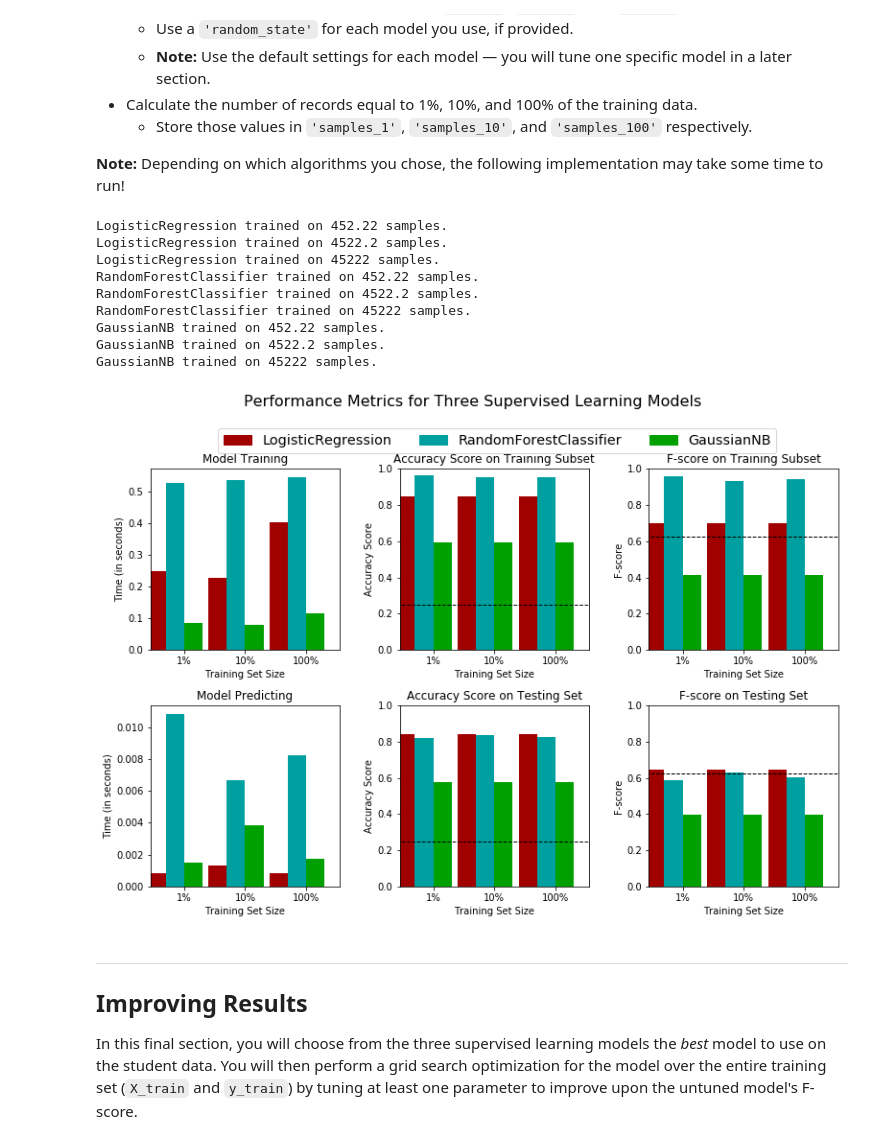
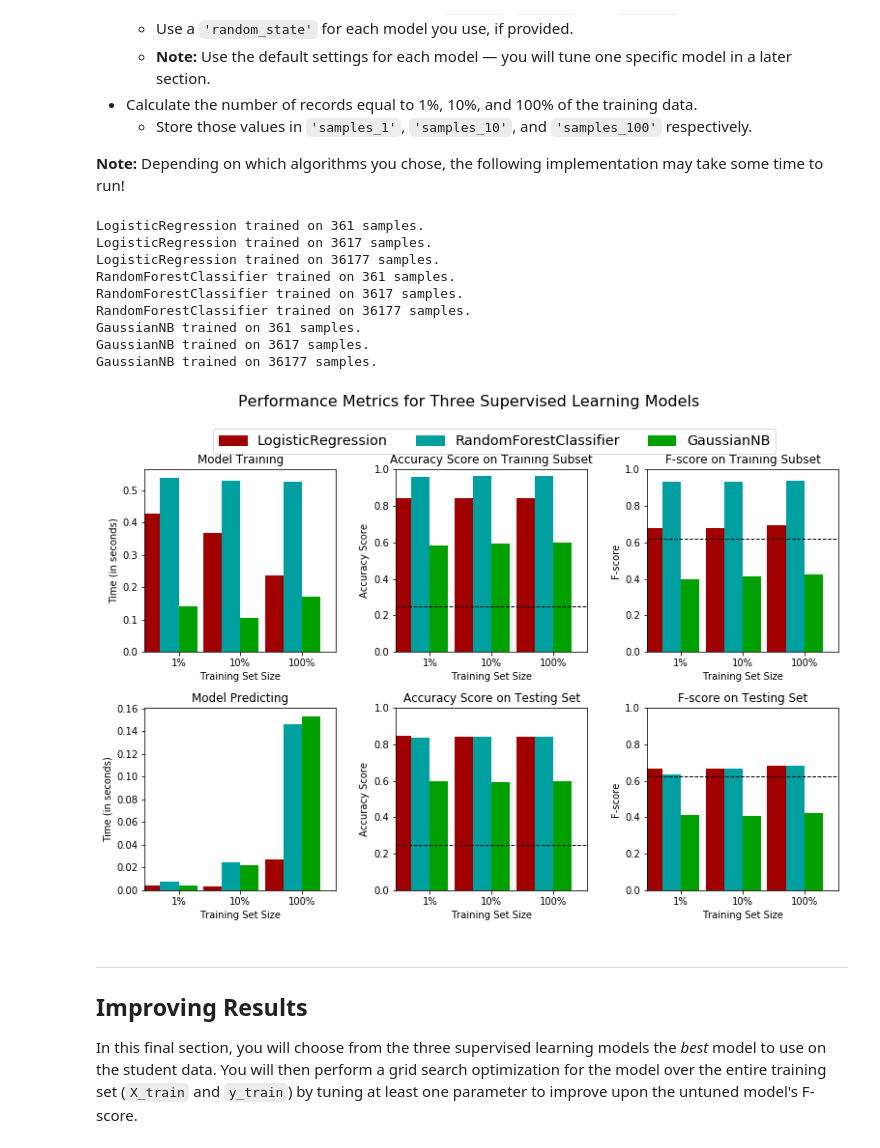
Before and after one commit to leportella/udacity-nanodegree, a Jupyter notebook: project_1_supervised_learning/finding_donors.ipynb, the cells around one changed output. Drawn from its saved outputs; the diff is of its cells as text; code cells hidden in the pictures.

```diff
--- a/project_1_supervised_learning/finding_donors.ipynb
+++ b/project_1_supervised_learning/finding_donors.ipynb
@@ -259,7 +274,8 @@ recall = TP / (TP + FP)
 precision = TP / (TP + FN)
 
 # TODO: Calculate F-score using the formula above for beta = 0.5 and correct values for precision and recall.
-fscore = np.mean([recall, precision])
+beta2 = 0.5 **2
+fscore = (1 + beta2) * ((precision * recall) / ((beta2 * precision) + recall))
 
 # Print the results
 print("Naive Predictor: [Accuracy score: {:.4f}, F-score: {:.4f}]".format(accuracy, fscore))
@@ -376,6 +392,7 @@ def train_predict(learner, sample_size, X_train, y_train, X_test, y_test):
        - y_test: income testing set
     '''
 
+    sample_size = int(sample_size)
     results = {}
 
     start = time() # Get start time
@@ -388,23 +405,23 @@ def train_predict(learner, sample_size, X_train, y_train, X_test, y_test):
     # TODO: Get the predictions on the test set(X_test),
     #       then get predictions on the first 300 training samples(X_train) using .predict()
     start = time() # Get start time
-    predictions_test = learner.predict(X_test[:300])
-    predictions_train = learner.predict(X_train[:300])
+    predictions_test = learner.predict(X_test[:sample_size])
+    predictions_train = learner.predict(X_train[:sample_size])
     end = time() # Get end time
 
     results['pred_time'] = end - start
 
     # TODO: Compute accuracy on the first 300 training samples which is y_train[:300]
-    results['acc_train'] = accuracy_score(y_train[:300], predictions_train)
+    results['acc_train'] = accuracy_score(y_train[:sample_size], predictions_train)
 
     # TODO: Compute accuracy on test set using accuracy_score()
-    results['acc_test'] = accuracy_score(y_test[:300], predictions_test)
+    results['acc_test'] = accuracy_score(y_test[:sample_size], predictions_test)
 
     # TODO: Compute F-score on the the first 300 training samples using fbeta_score()
-    results['f_train'] = fbeta_score(y_train[:300], predictions_train, beta=0.5)
+    results['f_train'] = fbeta_score(y_train[:sample_size], predictions_train, beta=0.5)
 
     # TODO: Compute F-score on the test set which is y_test
-    results['f_test'] = fbeta_score(y_test[:300], predictions_test, beta=0.5)
+    results['f_test'] = fbeta_score(y_test[:sample_size], predictions_test, beta=0.5)
 
     # Success
     print("{} trained on {} samples.".format(learner.__class__.__name__, sample_size))
@@ -425,43 +442,43 @@ In the code cell, you will need to implement the following:
 # %%
 from sklearn.linear_model import LogisticRegression
 from sklearn.ensemble import RandomForestClassifier
 from sklearn.naive_bayes import GaussianNB
 
 # TODO: Initialize the three models
-clf_A = LogisticRegression()
-clf_B = RandomForestClassifier()
+clf_A = LogisticRegression(random_state=42)
+clf_B = RandomForestClassifier(random_state=42)
 clf_C = GaussianNB()
 
 # TODO: Calculate the number of samples for 1%, 10%, and 100% of the training data
 # HINT: samples_100 is the entire training set i.e. len(y_train)
 # HINT: samples_10 is 10% of samples_100 (ensure to set the count of the values to be `int` and not `float`)
 # HINT: samples_1 is 1% of samples_100 (ensure to set the count of the values to be `int` and not `float`)
-samples_100 = data.shape[0]
-samples_10 = data.shape[0] * 0.1
-samples_1 = data.shape[0] * 0.01
+samples_100 = len(y_train)
+samples_10 = int(samples_100 * 0.1)
+samples_1 = int(samples_100 * 0.01)
 
 # Collect results on the learners
 results = {}
 for clf in [clf_A, clf_B, clf_C]:
     clf_name = clf.__class__.__name__
     results[clf_name] = {}
     for i, samples in enumerate([samples_1, samples_10, samples_100]):
         results[clf_name][i] = \
         train_predict(clf, samples, X_train, y_train, X_test, y_test)
 
 # Run metrics visualization for the three supervised learning models chosen
 vs.evaluate(results, accuracy, fscore)
 # %% [output]
-LogisticRegression trained on 452.22 samples.
-LogisticRegression trained on 4522.2 samples.
-LogisticRegression trained on 45222 samples.
-RandomForestClassifier trained on 452.22 samples.
-RandomForestClassifier trained on 4522.2 samples.
-RandomForestClassifier trained on 45222 samples.
-GaussianNB trained on 452.22 samples.
-GaussianNB trained on 4522.2 samples.
-GaussianNB trained on 45222 samples.
+LogisticRegression trained on 361 samples.
+LogisticRegression trained on 3617 samples.
+LogisticRegression trained on 36177 samples.
+RandomForestClassifier trained on 361 samples.
+RandomForestClassifier trained on 3617 samples.
+RandomForestClassifier trained on 36177 samples.
+GaussianNB trained on 361 samples.
+GaussianNB trained on 3617 samples.
+GaussianNB trained on 36177 samples.
-[figure, old version]
+[figure, new version]
 # %% [markdown]
 ----
 ## Improving Results
```
Also changed, not shown: parts of 5 cells of this notebook.
